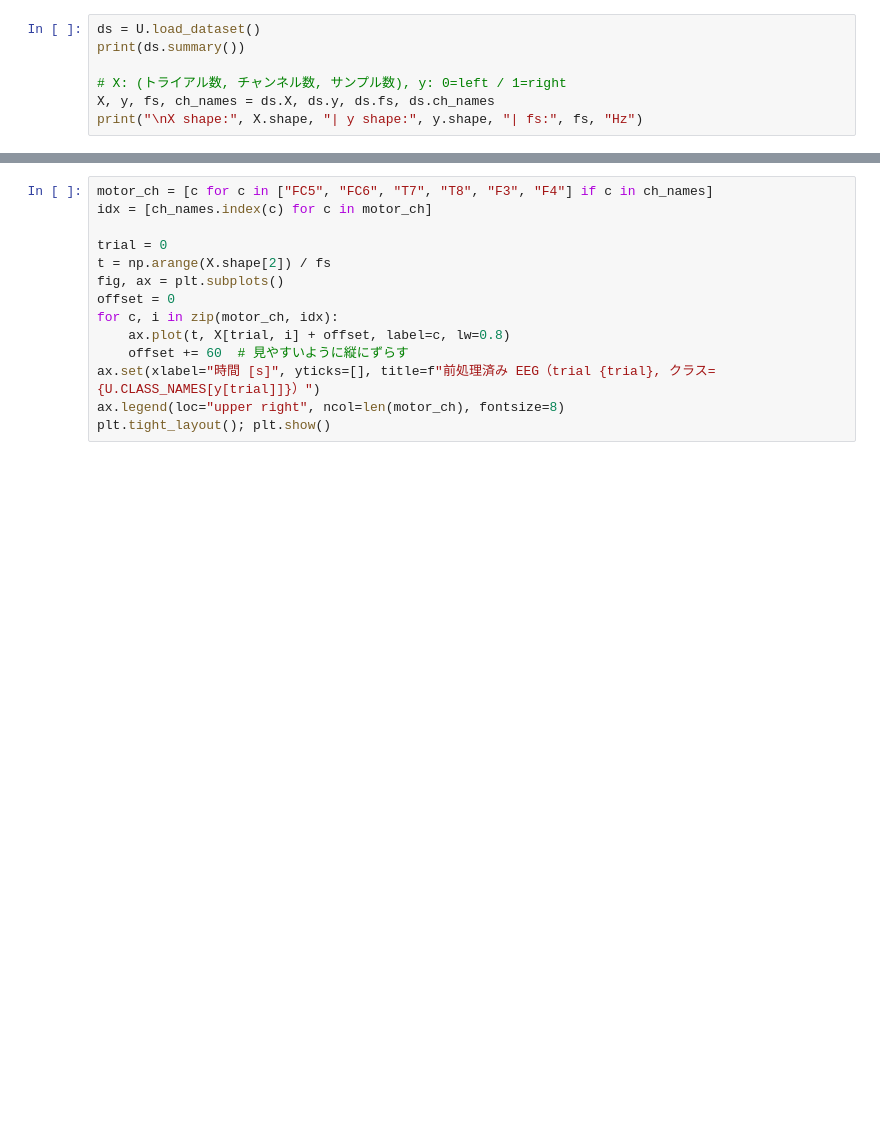
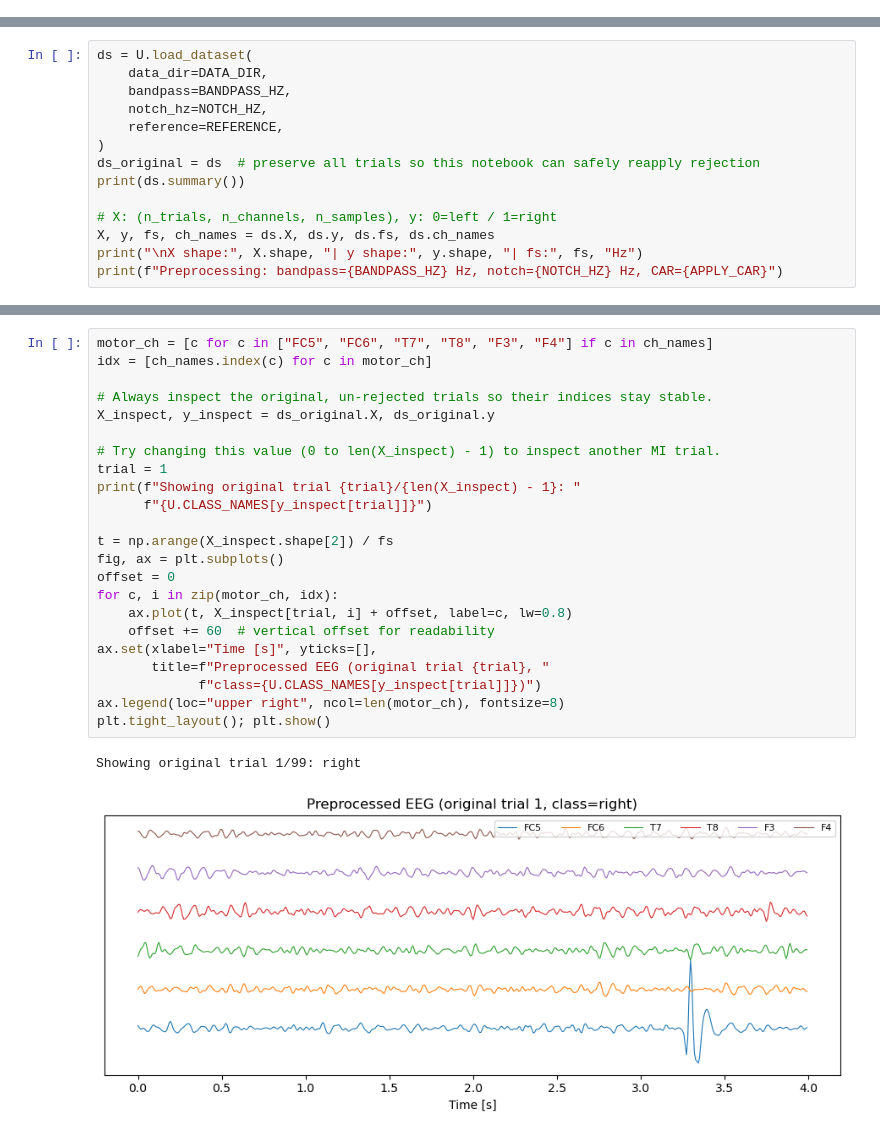
Before and after one commit to yama60511/MotorImageryDemo, a Jupyter notebook: notebooks/01_csp_ml_classical_decoder.ipynb, the cells around one changed output, grey strips where cells are left out. Cells and saved outputs as stored; diff of their text form; blank space fills up the shorter version.

```diff
--- a/notebooks/01_csp_ml_classical_decoder.ipynb
+++ b/notebooks/01_csp_ml_classical_decoder.ipynb
@@ -65,7 +76,0 @@ MI 区間（4 秒）を 1 トライアルとして切り出しています。
-# %%
-ds = U.load_dataset()
-print(ds.summary())
-
-# X: (トライアル数, チャンネル数, サンプル数), y: 0=left / 1=right
-X, y, fs, ch_names = ds.X, ds.y, ds.fs, ds.ch_names
-print("\nX shape:", X.shape, "| y shape:", y.shape, "| fs:", fs, "Hz")
@@ -84,0 +96,14 @@ X shape: (100, 14, 512) | y shape: (100,) | fs: 128.0 Hz
+# %%
+ds = U.load_dataset(
+    data_dir=DATA_DIR,
+    bandpass=BANDPASS_HZ,
+    notch_hz=NOTCH_HZ,
+    reference=REFERENCE,
+)
+ds_original = ds  # preserve all trials so this notebook can safely reapply rejection
+print(ds.summary())
+
+# X: (n_trials, n_channels, n_samples), y: 0=left / 1=right
+X, y, fs, ch_names = ds.X, ds.y, ds.fs, ds.ch_names
+print("\nX shape:", X.shape, "| y shape:", y.shape, "| fs:", fs, "Hz")
+print(f"Preprocessing: bandpass={BANDPASS_HZ} Hz, notch={NOTCH_HZ} Hz, CAR={APPLY_CAR}")
@@ -91,14 +150,26 @@ X shape: (100, 14, 512) | y shape: (100,) | fs: 128.0 Hz
 # %%
 motor_ch = [c for c in ["FC5", "FC6", "T7", "T8", "F3", "F4"] if c in ch_names]
 idx = [ch_names.index(c) for c in motor_ch]
 
-trial = 0
-t = np.arange(X.shape[2]) / fs
+# Always inspect the original, un-rejected trials so their indices stay stable.
+X_inspect, y_inspect = ds_original.X, ds_original.y
+
+# Try changing this value (0 to len(X_inspect) - 1) to inspect another MI trial.
+trial = 1
+print(f"Showing original trial {trial}/{len(X_inspect) - 1}: "
+      f"{U.CLASS_NAMES[y_inspect[trial]]}")
+
+t = np.arange(X_inspect.shape[2]) / fs
 fig, ax = plt.subplots()
 offset = 0
 for c, i in zip(motor_ch, idx):
-    ax.plot(t, X[trial, i] + offset, label=c, lw=0.8)
-    offset += 60  # 見やすいように縦にずらす
-ax.set(xlabel="時間 [s]", yticks=[], title=f"前処理済み EEG（trial {trial}, クラス={U.CLASS_NAMES[y[trial]]}）")
+    ax.plot(t, X_inspect[trial, i] + offset, label=c, lw=0.8)
+    offset += 60  # vertical offset for readability
+ax.set(xlabel="Time [s]", yticks=[],
+       title=f"Preprocessed EEG (original trial {trial}, "
+             f"class={U.CLASS_NAMES[y_inspect[trial]]})")
 ax.legend(loc="upper right", ncol=len(motor_ch), fontsize=8)
 plt.tight_layout(); plt.show()
+# %% [output]
+Showing original trial 1/99: right
+[figure, added]
```
Also changed, not shown: parts of 29 cells of this notebook, 3 other files.
